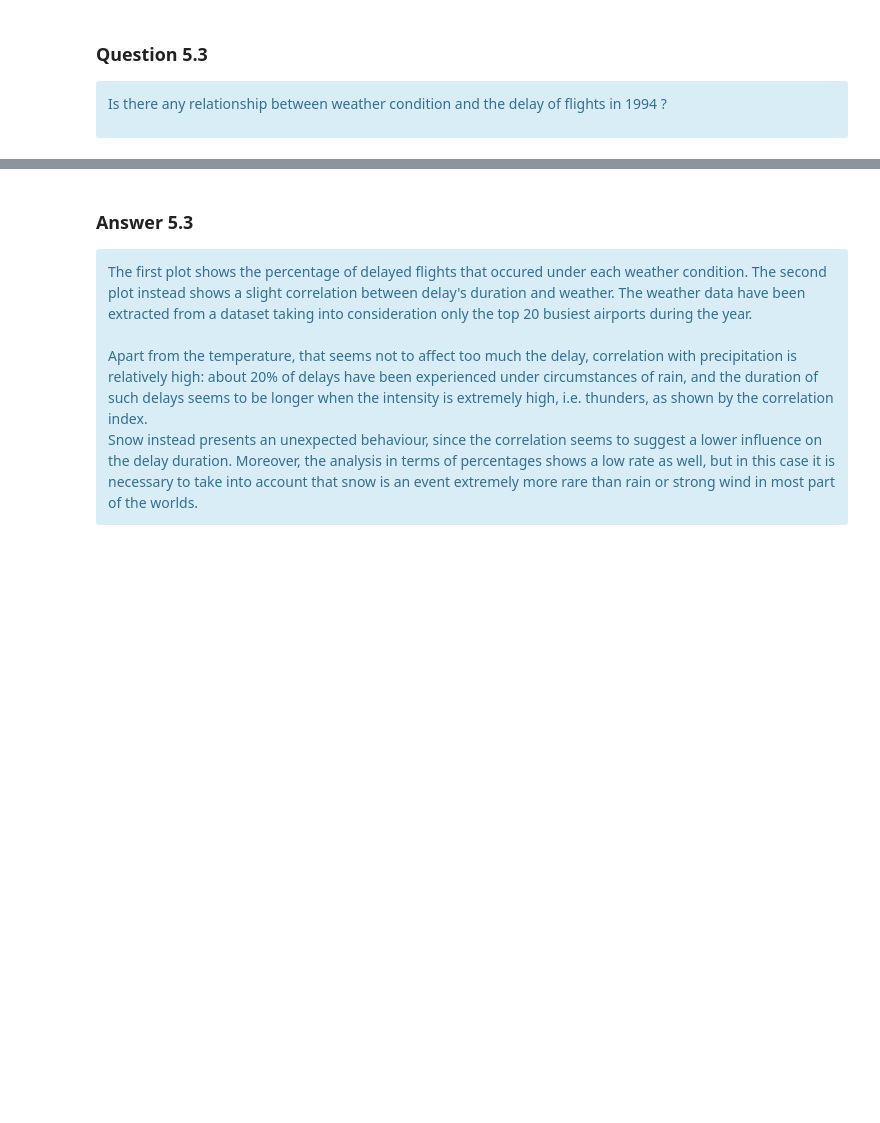
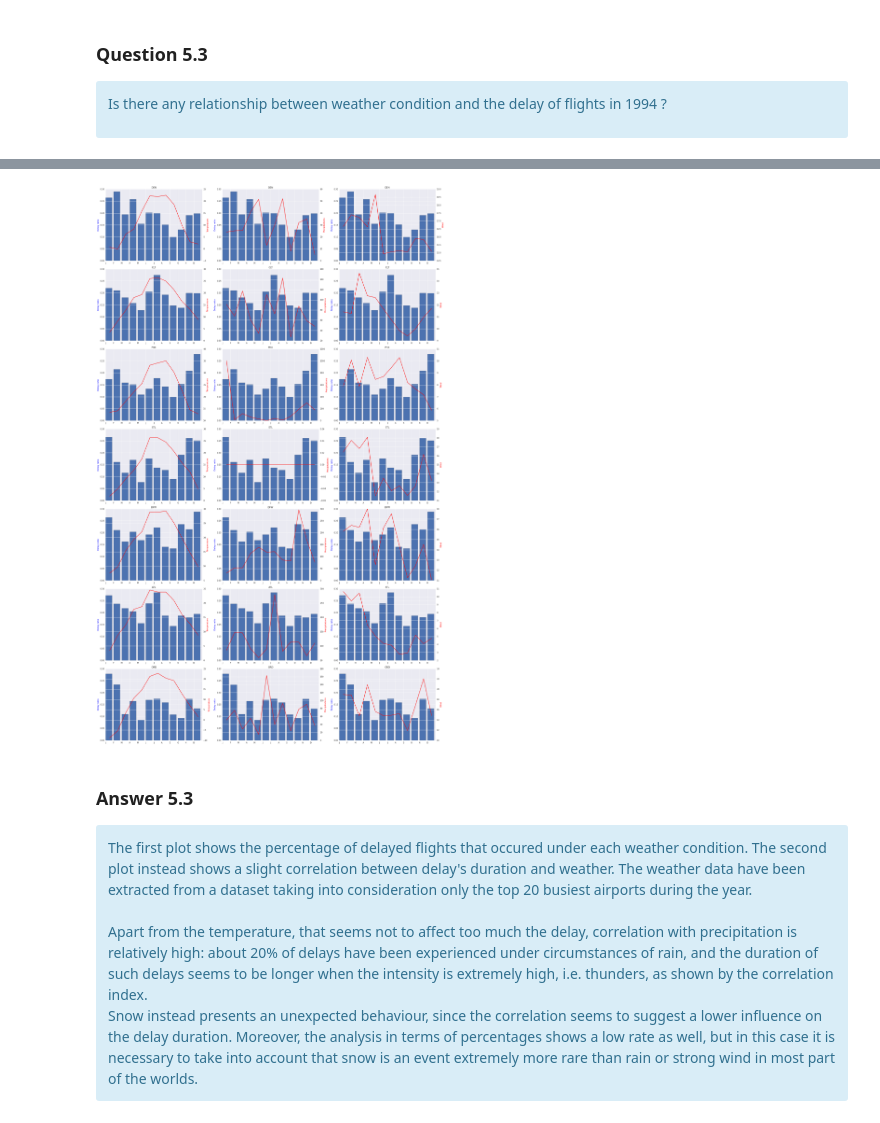
Before and after one commit to JZ-LIANG/Distributed-Systems-and-Cloud-Computing, a Jupyter notebook: notebooks/Lab4 - SparkSQL Flights Data Analysis.ipynb, the cells around one changed output, grey strips where cells are left out. Saved outputs shown, nothing was run; the diff lists cells and outputs as text; code cells hidden in the pictures; blank space fills up the shorter version.

```diff
--- a/notebooks/Lab4 - SparkSQL Flights Data Analysis.ipynb
+++ b/notebooks/Lab4 - SparkSQL Flights Data Analysis.ipynb
@@ -1675,10 +1703,0 @@ root
-# %%
-# Calculate percentages of delayed flight under certain weather condition
-delays=df_delay_weather.count()
-rain=df_delay_weather[df_delay_weather.rain=='1'].count()/delays*100
-thunder=df_delay_weather[df_delay_weather.thunder=='1'].count()/delays*100
-snow=df_delay_weather[df_delay_weather.snow=='1'].count()/delays*100
-precipitation=df_delay_weather[df_delay_weather.precipitation>0].count()/delays*100
-wind=df_delay_weather[df_delay_weather['wind speed']>30].count()/delays*100
-temp_low=df_delay_weather[df_delay_weather['temperature']<0].count()/delays*100
-temp_high=df_delay_weather[df_delay_weather['temperature']>30].count()/delays*100
@@ -1713,3 +1751,52 @@ plt.show()
+# %%
+def condition_plot(ax, delays, conditions, y1label, y2label):
+    ax.bar([x for x in range(len(delays))], [x[0] for x in delays])
+    ax.set_ylabel(y1label, color='b')
+    ax2 = ax.twinx()
+    ax2.plot([x+0.5 for x in range(len(conditions))], [x[0] for x in conditions], color='r')
+    ax2.set_ylabel(y2label, color='r')
+
+
+airports = df_with_weather.select('airport').distinct().collect()
+airport_found = len(airports)
+
+# PLOT
+# one plot for each airport and weather condition. so 3 plots (columns) avg(meantempm) avg(precipm) avg(meanwindspdm) and airport_found rows
+nr = airport_found
+nc = 3
+months = ['January', 'February', 'March', 'April', 'May', 'June', 'July', 'August', 'September', 'October', 'November', 'December']
+
+plt.figure(figsize=(25, 40))
+plot_counter = 1
+for airport in airports:
+    df_curr_airport = df_with_weather[df_with_weather.airport == airport[0]]
+    delays = df_curr_airport.select('delay_ratio').collect()
+    mean_temp = df_curr_airport.select('mean_temp').collect()
+    mean_precip = df_curr_airport.select('mean_precip').collect()
+    mean_wind = df_curr_airport.select('mean_wind').collect()
+
+    ax = plt.subplot(nr, nc, plot_counter)
+    condition_plot(ax, delays, mean_temp, 'Delay ratio', 'Temperature')
+    plt.title(airport[0])
+    plt.xticks([x for x in range(len(months))], [x[0] for x in months], rotation='vertical')
+    plot_counter += 1
+
+    ax = plt.subplot(nr, nc, plot_counter)
+    condition_plot(ax, delays, mean_precip, 'Delay ratio', 'Precipitations')
+    plt.title(airport[0])
+    plt.xticks([x for x in range(len(months))], [x[0] for x in months], rotation='vertical')
+    plot_counter += 1
+
+    ax = plt.subplot(nr, nc, plot_counter)
+    condition_plot(ax, delays, mean_wind, 'Delay ratio', 'Wind')
+    plt.title(airport[0])
+    plt.xticks([x for x in range(len(months))], [x[0] for x in months], rotation='vertical')
+    plot_counter += 1
+
+plt.tight_layout()
+plt.show()
+# %% [output]
+[figure, added]
 # %% [markdown]
 ### Answer 5.3
 
```
Also changed, not shown: parts of 27 cells of this notebook, 1 other file.
